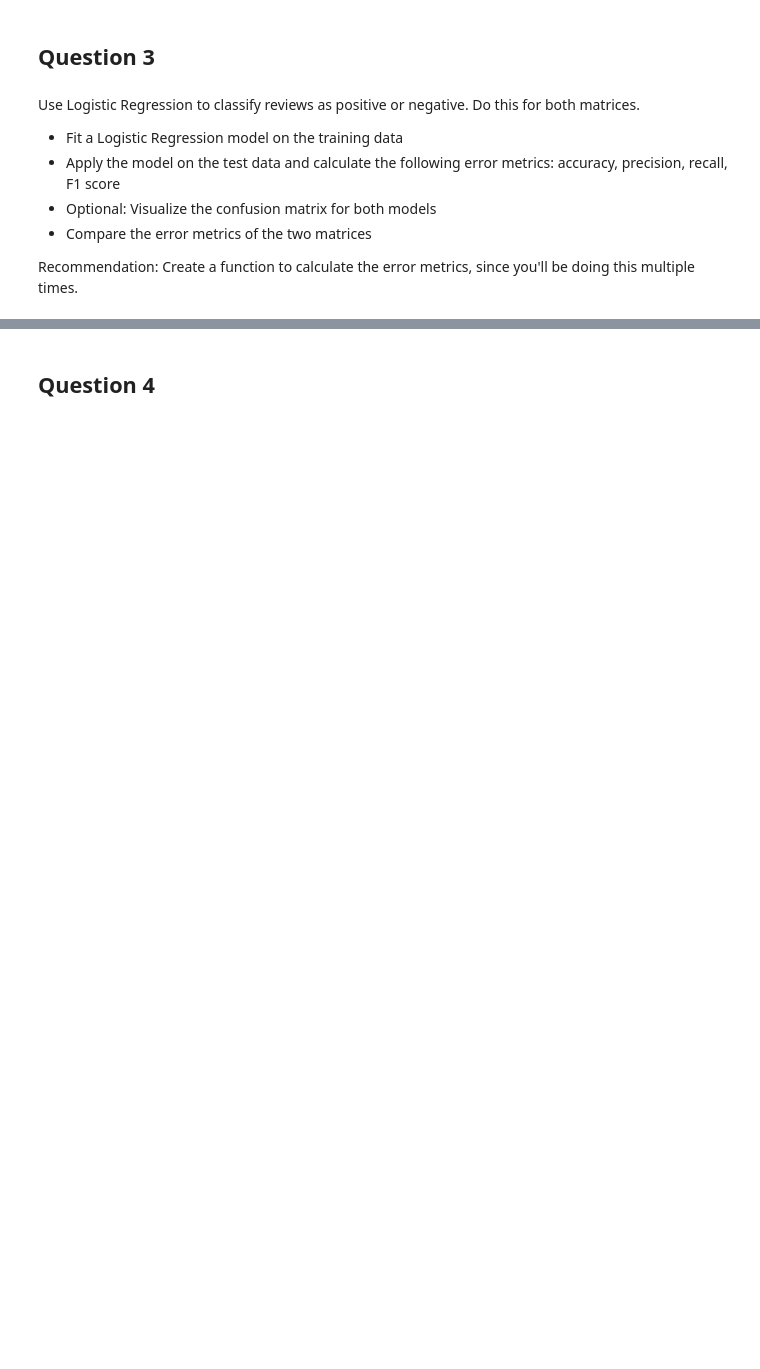
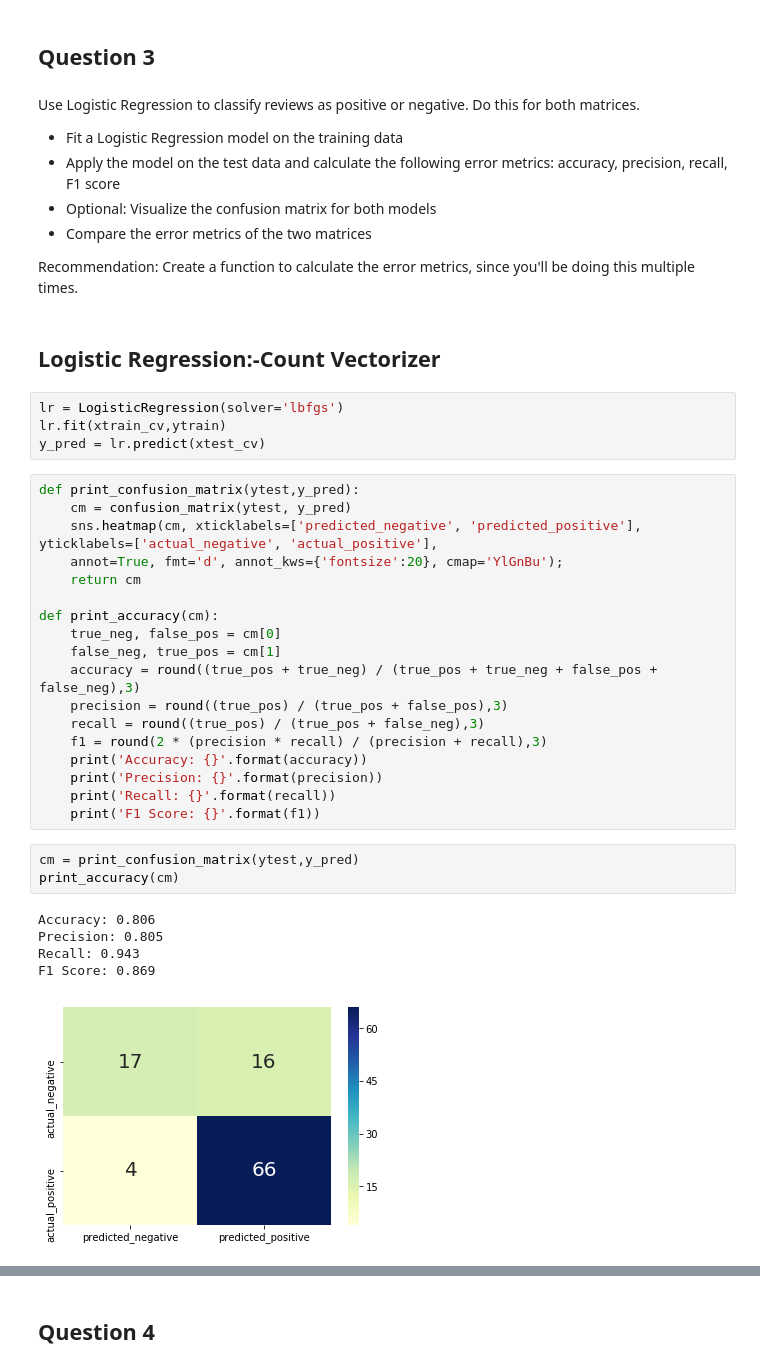
Before and after one commit to Abhinav1004/Intel-NLP-Course, a Jupyter notebook: Machine_Learning_and_NLP_Exercise.ipynb, the cells around one changed output, grey strips where cells are left out. Cells and saved outputs as stored; diff of their text form; blank space fills up the shorter version.

```diff
--- a/Machine_Learning_and_NLP_Exercise.ipynb
+++ b/Machine_Learning_and_NLP_Exercise.ipynb
@@ -168,3 +150,36 @@ Use Logistic Regression to classify reviews as positive or negative. Do this for
 * Compare the error metrics of the two matrices
 
 Recommendation: Create a function to calculate the error metrics, since you'll be doing this multiple times.
+# %% [markdown]
+## Logistic Regression:-Count Vectorizer
+# %%
+lr = LogisticRegression(solver='lbfgs')
+lr.fit(xtrain_cv,ytrain)
+y_pred = lr.predict(xtest_cv)
+# %%
+def print_confusion_matrix(ytest,y_pred):
+    cm = confusion_matrix(ytest, y_pred)
+    sns.heatmap(cm, xticklabels=['predicted_negative', 'predicted_positive'], yticklabels=['actual_negative', 'actual_positive'],
+    annot=True, fmt='d', annot_kws={'fontsize':20}, cmap='YlGnBu');
+    return cm
+
+def print_accuracy(cm):
+    true_neg, false_pos = cm[0]
+    false_neg, true_pos = cm[1]
+    accuracy = round((true_pos + true_neg) / (true_pos + true_neg + false_pos + false_neg),3)
+    precision = round((true_pos) / (true_pos + false_pos),3)
+    recall = round((true_pos) / (true_pos + false_neg),3)
+    f1 = round(2 * (precision * recall) / (precision + recall),3)
+    print('Accuracy: {}'.format(accuracy))
+    print('Precision: {}'.format(precision))
+    print('Recall: {}'.format(recall))
+    print('F1 Score: {}'.format(f1))
+# %%
+cm = print_confusion_matrix(ytest,y_pred)
+print_accuracy(cm)
+# %% [output]
+Accuracy: 0.806
+Precision: 0.805
+Recall: 0.943
+F1 Score: 0.869
+[figure, added]
```
Also changed, not shown: parts of 36 cells of this notebook.
